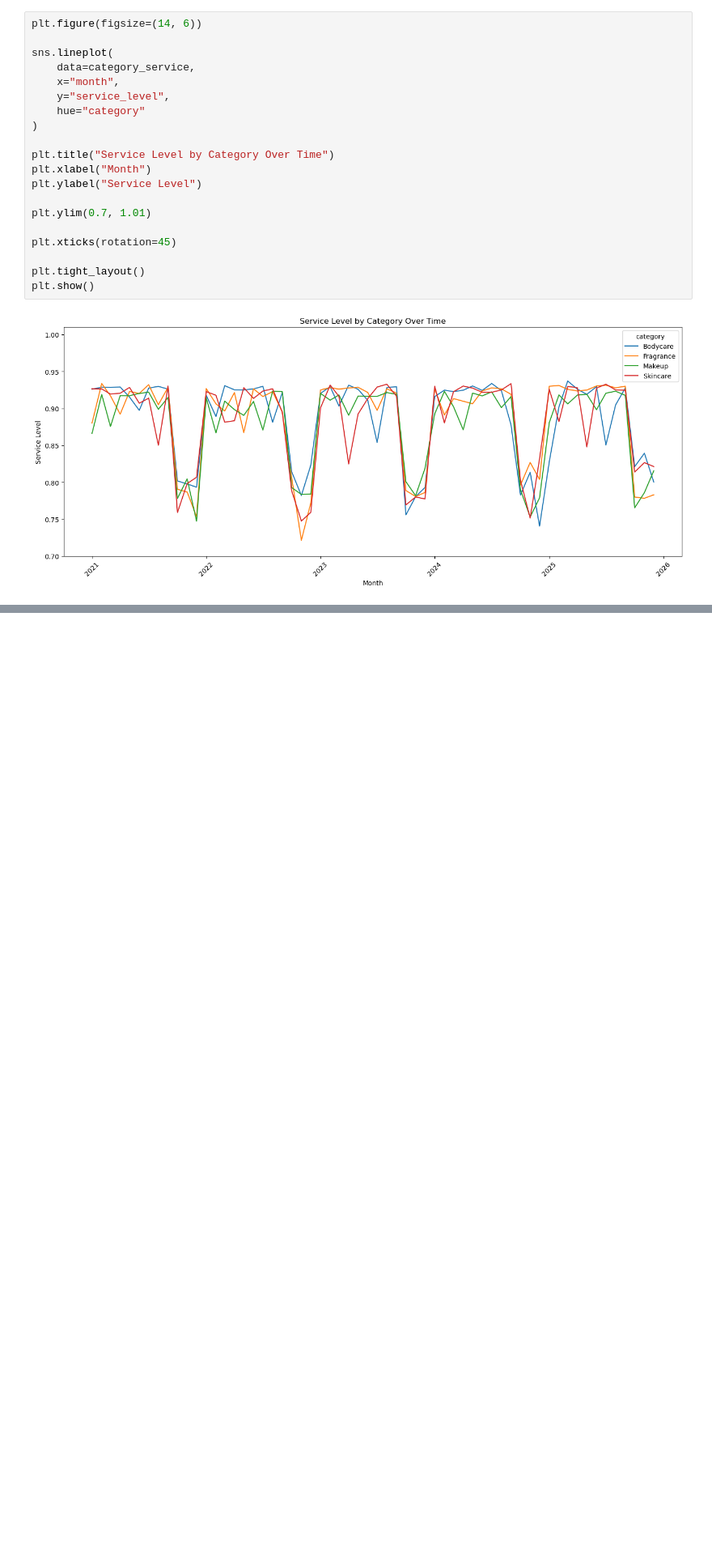
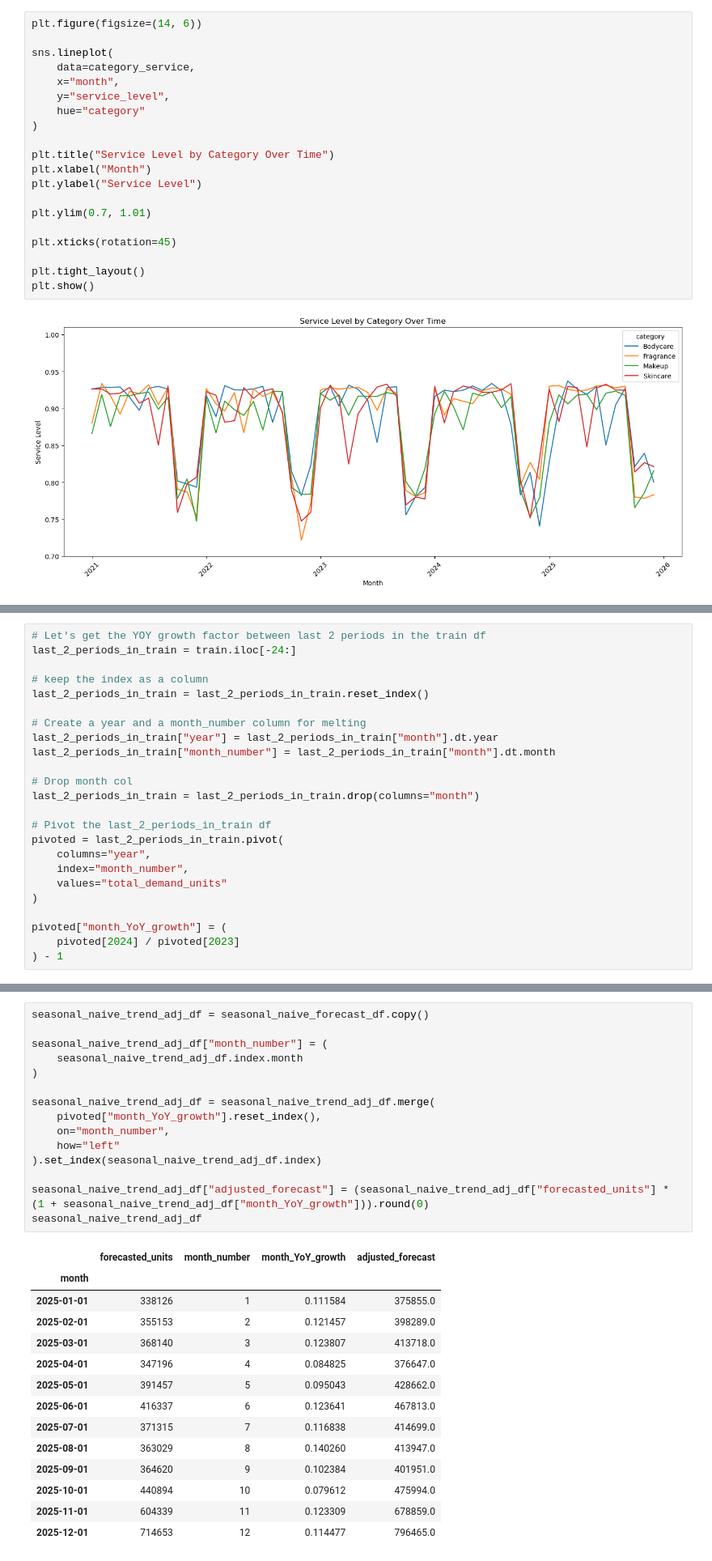
Before and after one commit to nachospreafico/supply-constrained-demand-forecasting-engine, a Jupyter notebook: notebooks/01_exploratory_forecasting_analysis.ipynb.ipynb, the cells around one changed output, grey strips where cells are left out. Shown at 81% size. Saved outputs shown, nothing was run; the diff lists cells and outputs as text; blank space fills up the shorter version.

```diff
--- a/notebooks/01_exploratory_forecasting_analysis.ipynb.ipynb
+++ b/notebooks/01_exploratory_forecasting_analysis.ipynb.ipynb
@@ -356,0 +530,24 @@ plt.show()
+# %%
+# Let's get the YOY growth factor between last 2 periods in the train df
+last_2_periods_in_train = train.iloc[-24:]
+
+# keep the index as a column
+last_2_periods_in_train = last_2_periods_in_train.reset_index()
+
+# Create a year and a month_number column for melting
+last_2_periods_in_train["year"] = last_2_periods_in_train["month"].dt.year
+last_2_periods_in_train["month_number"] = last_2_periods_in_train["month"].dt.month
+
+# Drop month col
+last_2_periods_in_train = last_2_periods_in_train.drop(columns="month")
+
+# Pivot the last_2_periods_in_train df
+pivoted = last_2_periods_in_train.pivot(
+    columns="year",
+    index="month_number",
+    values="total_demand_units"
+)
+
+pivoted["month_YoY_growth"] = (
+    pivoted[2024] / pivoted[2023]
+) - 1
@@ -356,0 +572,30 @@ plt.show()
+# %%
+seasonal_naive_trend_adj_df = seasonal_naive_forecast_df.copy()
+
+seasonal_naive_trend_adj_df["month_number"] = (
+    seasonal_naive_trend_adj_df.index.month
+)
+
+seasonal_naive_trend_adj_df = seasonal_naive_trend_adj_df.merge(
+    pivoted["month_YoY_growth"].reset_index(),
+    on="month_number",
+    how="left"
+).set_index(seasonal_naive_trend_adj_df.index)
+
+seasonal_naive_trend_adj_df["adjusted_forecast"] = (seasonal_naive_trend_adj_df["forecasted_units"] * (1 + seasonal_naive_trend_adj_df["month_YoY_growth"])).round(0)
+seasonal_naive_trend_adj_df
+# %% [output]
+|  | forecasted_units | month_number | month_YoY_growth | adjusted_forecast |
+| month |  |  |  |  |
+| 2025-01-01 | 338126 | 1 | 0.111584 | 375855.0 |
+| 2025-02-01 | 355153 | 2 | 0.121457 | 398289.0 |
+| 2025-03-01 | 368140 | 3 | 0.123807 | 413718.0 |
+| 2025-04-01 | 347196 | 4 | 0.084825 | 376647.0 |
+| 2025-05-01 | 391457 | 5 | 0.095043 | 428662.0 |
+| 2025-06-01 | 416337 | 6 | 0.123641 | 467813.0 |
+| 2025-07-01 | 371315 | 7 | 0.116838 | 414699.0 |
+| 2025-08-01 | 363029 | 8 | 0.140260 | 413947.0 |
+| 2025-09-01 | 364620 | 9 | 0.102384 | 401951.0 |
+| 2025-10-01 | 440894 | 10 | 0.079612 | 475994.0 |
+| 2025-11-01 | 604339 | 11 | 0.123309 | 678859.0 |
+| 2025-12-01 | 714653 | 12 | 0.114477 | 796465.0 |
```
Also changed, not shown: parts of 24 cells of this notebook.
